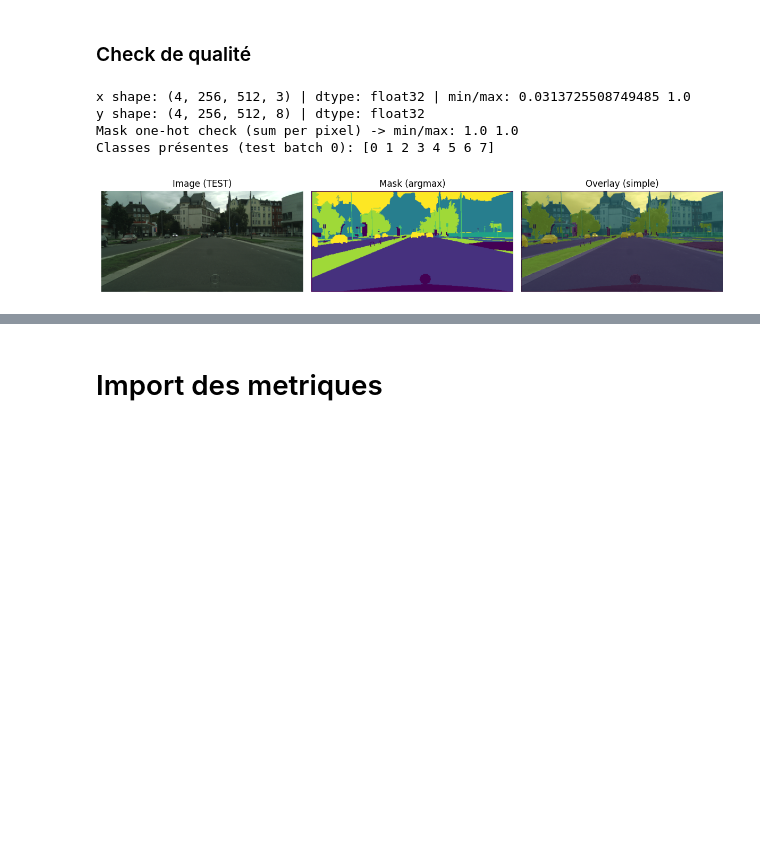
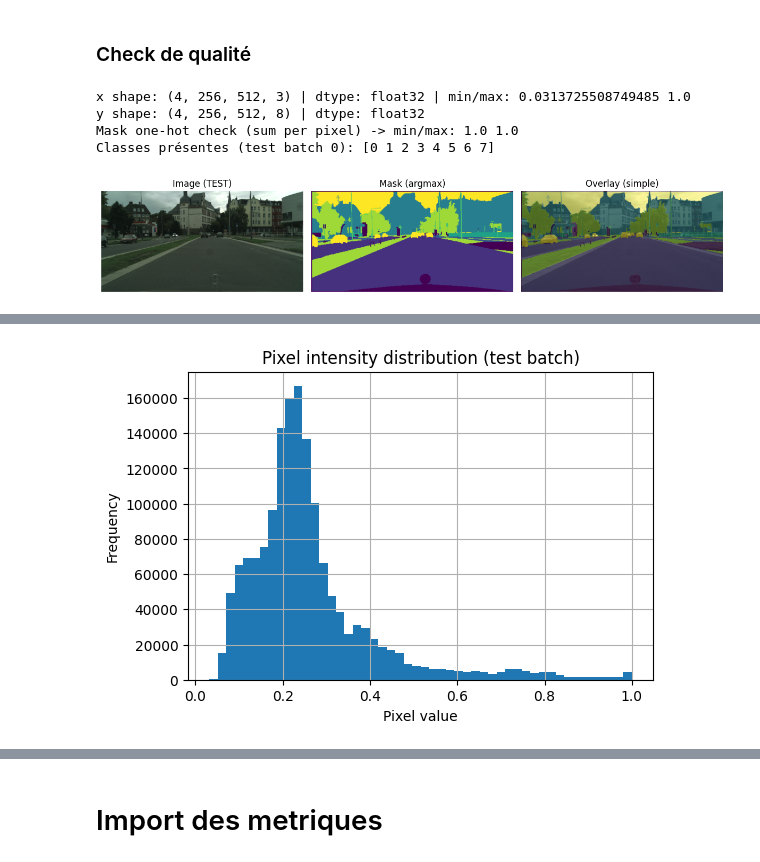
Before and after one commit to VicoD3X/urban-segmenter, a Jupyter notebook: notebooks/03_P9_baseline_&_swap.ipynb, the cells around one changed output, grey strips where cells are left out. Saved outputs shown, nothing was run; the diff lists cells and outputs as text; code cells hidden in the pictures; blank space fills up the shorter version.

```diff
--- a/notebooks/03_P9_baseline_&_swap.ipynb
+++ b/notebooks/03_P9_baseline_&_swap.ipynb
@@ -275,6 +275,102 @@ plt.axis("off")
 
 plt.tight_layout()
 plt.show()
+
+# ============================================================
+# ANALYSE STATISTIQUE AVANCÉE DU BATCH (IMAGES)
+# ============================================================
+import pandas as pd
+
+img_stats = []
+for i in range(x.shape[0]):
+    img_stats.append({
+        "index": i,
+        "min": float(x[i].min()),
+        "max": float(x[i].max()),
+        "mean": float(x[i].mean()),
+        "std": float(x[i].std())
+    })
+
+df_img_stats = pd.DataFrame(img_stats)
+
+print("\n--- Image statistics per sample ---")
+display(df_img_stats.describe())
+
+
+# ============================================================
+# DISTRIBUTION GLOBALE DES INTENSITÉS PIXEL
+# ============================================================
+plt.figure(figsize=(6, 4))
+plt.hist(x.flatten(), bins=50)
+plt.title("Pixel intensity distribution (test batch)")
+plt.xlabel("Pixel value")
+plt.ylabel("Frequency")
+plt.grid(True)
+plt.show()
+
+
+# ============================================================
+# ANALYSE DÉTAILLÉE DES MASQUES (PIXEL-WISE)
+# ============================================================
+unique_classes, pixel_counts = np.unique(y_classes, return_counts=True)
+total_pixels = y_classes.size
+
+df_class_distribution = pd.DataFrame({
+    "class_id": unique_classes,
+    "pixel_count": pixel_counts,
+    "pixel_ratio (%)": 100 * pixel_counts / total_pixels
+})
+
+print("\n--- Pixel-wise class distribution (batch) ---")
+display(df_class_distribution)
+
+
+# ============================================================
+# VÉRIFICATION DU ONE-HOT EN PROFONDEUR
+# ============================================================
+invalid_pixels = np.sum(sum_per_pixel != 1)
+
+print(
+    f"\nOne-hot integrity check:"
+    f"\n - Total pixels: {sum_per_pixel.size}"
+    f"\n - Invalid pixels (sum != 1): {invalid_pixels}"
+)
+
+if invalid_pixels == 0:
+    print("✔ One-hot encoding is perfectly valid")
+else:
+    print("⚠ Warning: invalid one-hot pixels detected")
+
+
+# ============================================================
+# COUVERTURE DES CLASSES PAR IMAGE
+# ============================================================
+coverage = []
+
+for i in range(y_classes.shape[0]):
+    present = np.unique(y_classes[i])
+    coverage.append({
+        "index": i,
+        "num_classes_present": len(present),
+        "classes": present.tolist()
+    })
+
+df_coverage = pd.DataFrame(coverage)
+
+print("\n--- Class coverage per image ---")
+display(df_coverage)
+
+
+# ============================================================
+# SYNTHÈSE RAPIDE DU BATCH
+# ============================================================
+print("\n=== BATCH SUMMARY ===")
+print(f"Batch size           : {x.shape[0]}")
+print(f"Image resolution     : {x.shape[1]} x {x.shape[2]}")
+print(f"Channels             : {x.shape[3]}")
+print(f"Number of classes    : {N_CLASSES}")
+print(f"Classes present      : {unique_classes.tolist()}")
+print(f"Pixel imbalance ratio: max/min = {pixel_counts.max() / pixel_counts.min():.2f}")
 # %% [output]
 x shape: (4, 256, 512, 3) | dtype: float32 | min/max: 0.0313725508749485 1.0
 y shape: (4, 256, 512, 8) | dtype: float32
@@ -283,0 +390 @@ Classes présentes (test batch 0): [0 1 2 3 4 5 6 7]
+[figure, added]
```
Also changed, not shown: parts of 13 cells of this notebook, 3 other files.
